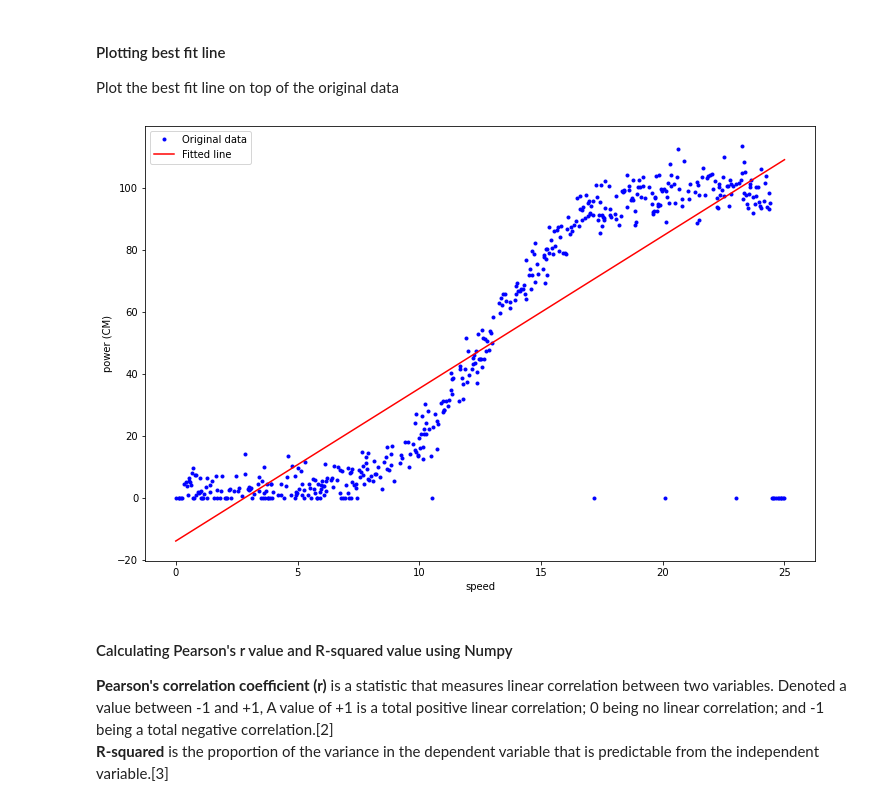
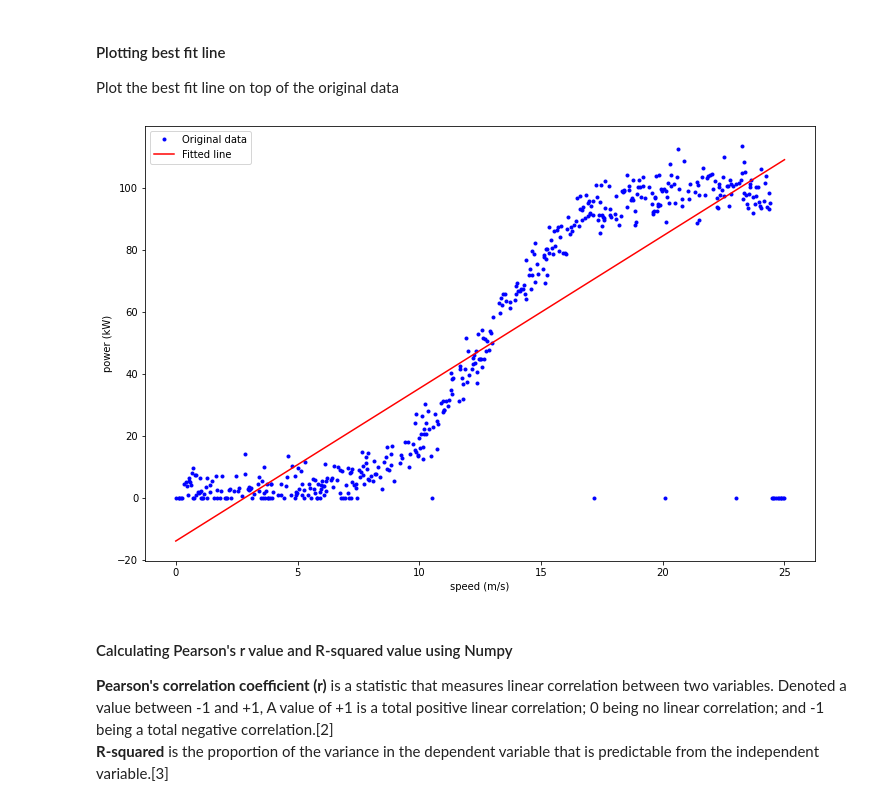
Before and after one commit to killfoley/fundamentalsofDA_project, a Jupyter notebook: Project.ipynb, the cells around one changed output. Saved outputs shown, nothing was run; the diff lists cells and outputs as text; code cells hidden in the pictures.

```diff
--- a/Project.ipynb
+++ b/Project.ipynb
@@ -102,18 +104,18 @@ Plot the best fit line on top of the original data
 # %%
 # Plot the best fit line.
 plt.figure(figsize=(12,8))
 plt.plot(speed, power, '.b', label='Original data')
 plt.plot(speed, m * speed + c, 'r-', label='Fitted line')
 
 # Add axis labels and a legend.
-plt.xlabel('speed')
-plt.ylabel('power (CM)')
+plt.xlabel('speed (m/s)')
+plt.ylabel('power (kW)')
 plt.legend()
 
 # Show the plot.
 plt.show();
 # %% [output]
-[figure, old version]
+[figure, new version]
 # %% [markdown]
 #### Calculating Pearson's r value and R-squared value using Numpy
 **Pearson's correlation coefficient (r)** is a statistic that measures linear correlation between two variables. Denoted a value between -1 and +1, A value of +1 is a total positive linear correlation; 0 being no linear correlation; and -1 being a total negative correlation.[2]
```
Also changed, not shown: parts of 25 cells of this notebook, 1 other file.
